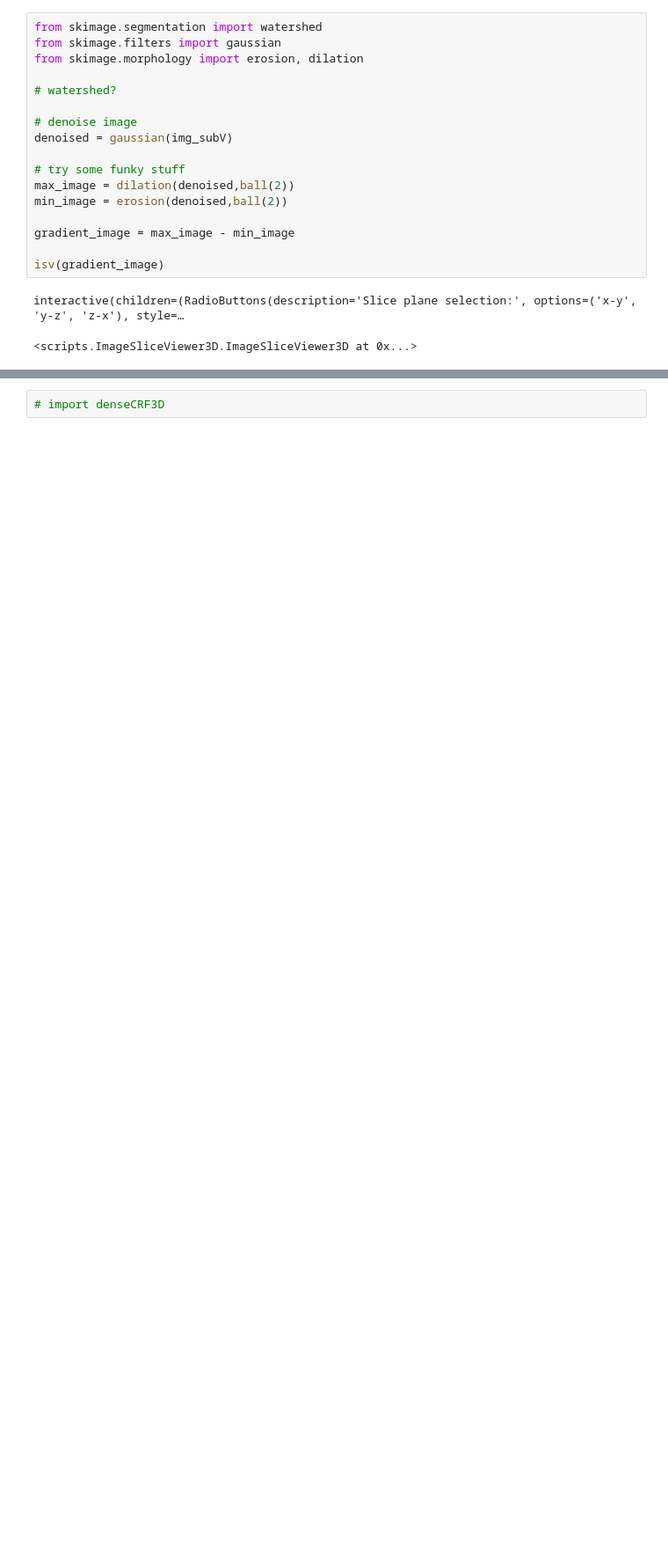
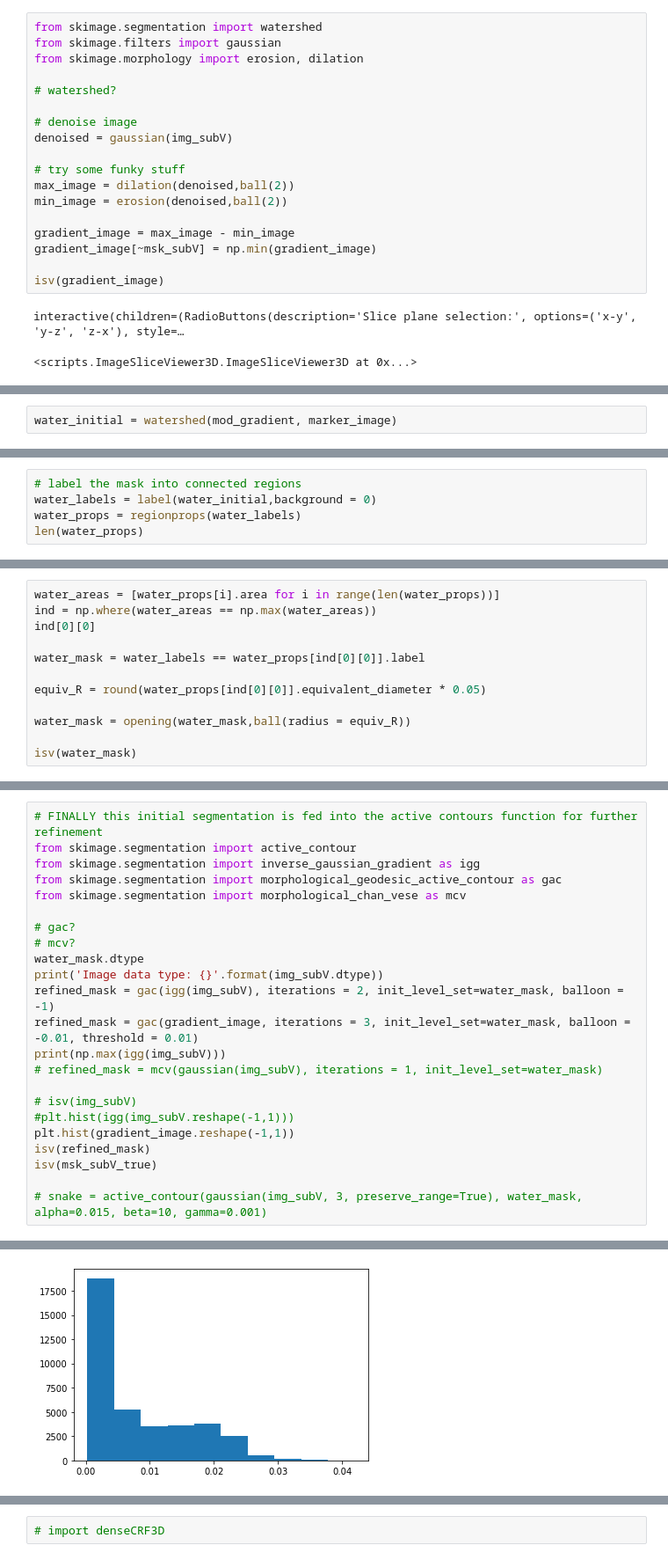
Before and after one commit to caryn-geady/BME1462-Biomedical-Image-Analysis-final-project, a Jupyter notebook: Sample Segmentation II.ipynb, the cells around one changed output, grey strips where cells are left out. Shown: that part at 88% size. Saved outputs shown, nothing was run; the diff lists cells and outputs as text; blank space fills up the shorter version.

```diff
--- a/Sample Segmentation II.ipynb
+++ b/Sample Segmentation II.ipynb
@@ -195,6 +205,7 @@ max_image = dilation(denoised,ball(2))
 min_image = erosion(denoised,ball(2))
 
 gradient_image = max_image - min_image
+gradient_image[~msk_subV] = np.min(gradient_image)
 
 isv(gradient_image)
 # %% [output]
@@ -202,0 +227,2 @@ interactive(children=(RadioButtons(description='Slice plane selection:', options
+# %%
+water_initial = watershed(mod_gradient, marker_image)
@@ -202,0 +234,5 @@ interactive(children=(RadioButtons(description='Slice plane selection:', options
+# %%
+# label the mask into connected regions
+water_labels = label(water_initial,background = 0)
+water_props = regionprops(water_labels)
+len(water_props)
@@ -202,0 +241,12 @@ interactive(children=(RadioButtons(description='Slice plane selection:', options
+# %%
+water_areas = [water_props[i].area for i in range(len(water_props))]
+ind = np.where(water_areas == np.max(water_areas))
+ind[0][0]
+
+water_mask = water_labels == water_props[ind[0][0]].label
+
+equiv_R = round(water_props[ind[0][0]].equivalent_diameter * 0.05)
+
+water_mask = opening(water_mask,ball(radius = equiv_R))
+
+isv(water_mask)
@@ -202,0 +256,24 @@ interactive(children=(RadioButtons(description='Slice plane selection:', options
+# %%
+# FINALLY this initial segmentation is fed into the active contours function for further refinement
+from skimage.segmentation import active_contour
+from skimage.segmentation import inverse_gaussian_gradient as igg
+from skimage.segmentation import morphological_geodesic_active_contour as gac
+from skimage.segmentation import morphological_chan_vese as mcv
+
+# gac?
+# mcv?
+water_mask.dtype
+print('Image data type: {}'.format(img_subV.dtype))
+refined_mask = gac(igg(img_subV), iterations = 2, init_level_set=water_mask, balloon = -1)
+refined_mask = gac(gradient_image, iterations = 3, init_level_set=water_mask, balloon = -0.01, threshold = 0.01)
+print(np.max(igg(img_subV)))
+# refined_mask = mcv(gaussian(img_subV), iterations = 1, init_level_set=water_mask)
+
+# isv(img_subV)
+#plt.hist(igg(img_subV.reshape(-1,1)))
+plt.hist(gradient_image.reshape(-1,1))
+isv(refined_mask)
+isv(msk_subV_true)
+
+# snake = active_contour(gaussian(img_subV, 3, preserve_range=True), water_mask, alpha=0.015, beta=10, gamma=0.001)
+# %% [output]
@@ -202,0 +282 @@ interactive(children=(RadioButtons(description='Slice plane selection:', options
+[figure, added]
```
Also changed, not shown: parts of 19 cells of this notebook.
